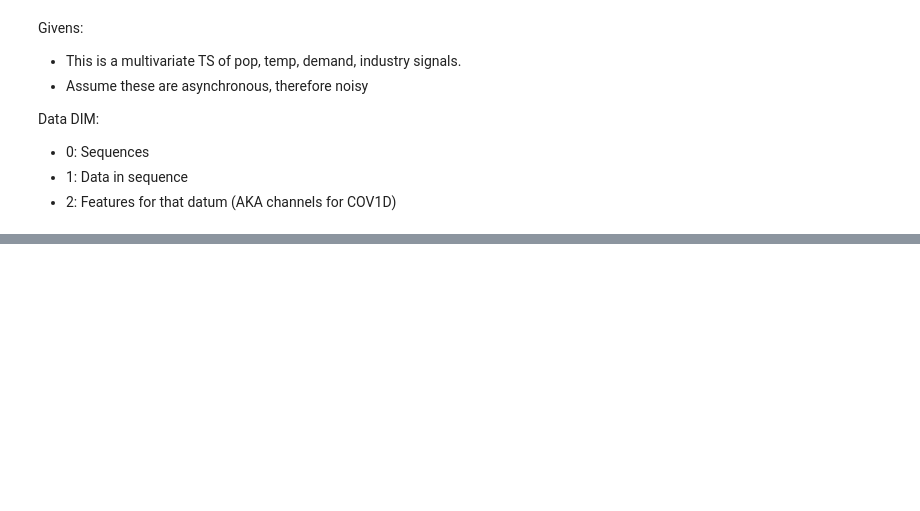
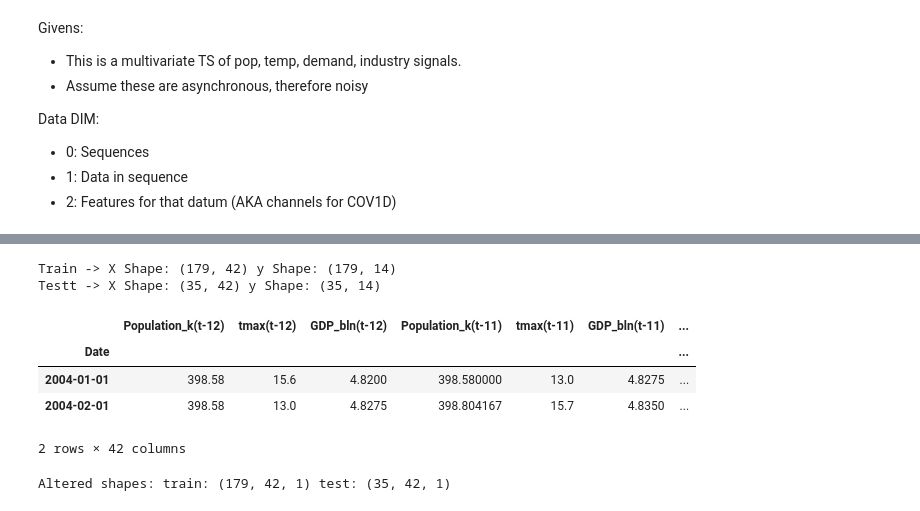
Before and after one commit to ATECO-malta/applied_ml_assignment, a Jupyter notebook: nn_model.ipynb, the cells around one changed output, grey strips where cells are left out. Drawn from its saved outputs; the diff is of its cells as text; code cells hidden in the pictures; blank space fills up the shorter version.

```diff
--- a/nn_model.ipynb
+++ b/nn_model.ipynb
@@ -230,0 +71,57 @@ plt.show()
+# %%
+FEATURES = [
+    "Population_k",
+    "tmax",
+    "GDP_bln",
+]
+TARGET = "Plant_Production_GWh"
+TIME_WINDOW = 12
+LAGS = 1
+
+
+def encode_lagged_timeseries(data_df, window=TIME_WINDOW, lag=LAGS):
+    sequences, features = list(), list()
+    for i in range(window, 0, -1):
+        sequences.append(data_df.shift(i))
+        features += [("%s(t-%d)" % (col, i)) for col in data_df.columns]
+
+    sequences.append(data_df)
+    features += [("%s(t)" % (col)) for col in data_df.columns]
+
+    # the target label - next month if lag is 1
+    sequences.append(data_df.shift(-lag))
+    features += [("%s(t+%d)" % (col, lag)) for col in data_df.columns]
+
+    ts_df = pd.concat(sequences, axis=1)
+    ts_df.columns = features
+    ts_df.dropna(inplace=True)
+
+    return ts_df
+
+
+X = encode_lagged_timeseries(train_df[FEATURES])
+y = encode_lagged_timeseries(train_df[[TARGET]])
+Xt = encode_lagged_timeseries(test_df[FEATURES])
+yt = encode_lagged_timeseries(test_df[[TARGET]])
+
+print(f"Train -> X Shape: {X.shape} y Shape: {y.shape} ")
+print(f"Testt -> X Shape: {Xt.shape} y Shape: {yt.shape} ")
+X.head(2)
+# %% [output]
+Train -> X Shape: (179, 42) y Shape: (179, 14)
+Testt -> X Shape: (35, 42) y Shape: (35, 14)
+|  | Population_k(t-12) | tmax(t-12) | GDP_bln(t-12) | Population_k(t-11) | tmax(t-11) | GDP_bln(t-11) | ... |
+| Date |  |  |  |  |  |  | ... |
+| 2004-01-01 | 398.58 | 15.6 | 4.8200 | 398.580000 | 13.0 | 4.8275 | ... |
+| 2004-02-01 | 398.58 | 13.0 | 4.8275 | 398.804167 | 15.7 | 4.8350 | ... |
+2 rows × 42 columns
+# %%
+X_series = X.values.reshape((X.shape[0], X.shape[1], 1))
+Xt_series = Xt.values.reshape((Xt.shape[0], Xt.shape[1], 1))
+
+y_series = y.values.reshape((y.shape[0], y.shape[1], 1))
+yt_series = yt.values.reshape((yt.shape[0], yt.shape[1], 1))
+
+print(f"Altered shapes: train: {X_series.shape} test: {Xt_series.shape}")
+# %% [output]
+Altered shapes: train: (179, 42, 1) test: (35, 42, 1)
```
Also changed, not shown: parts of 10 cells of this notebook.
